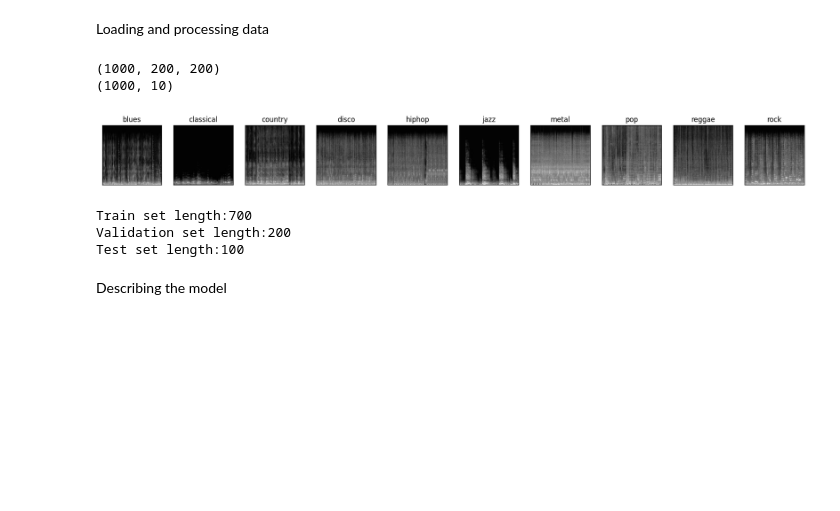
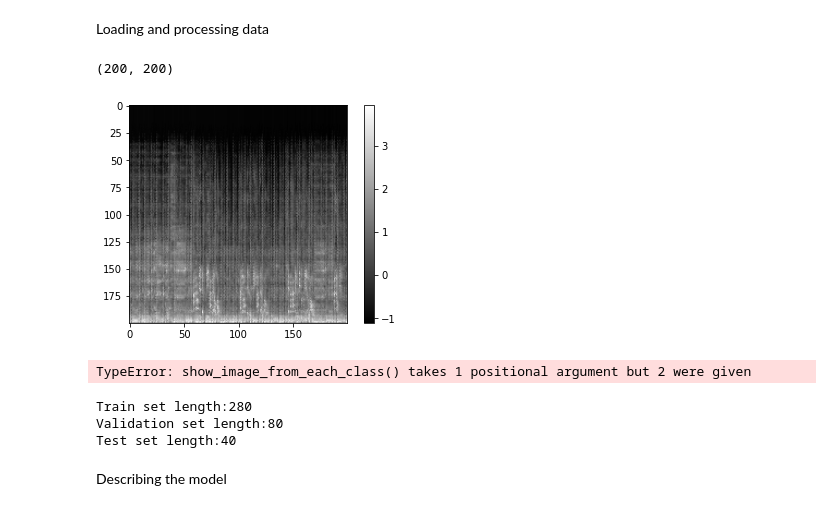
Before and after one commit to thdb-theo/AudioClassification, a Jupyter notebook: src/Model.ipynb, the cells around one changed output. Saved outputs shown, nothing was run; the diff lists cells and outputs as text; code cells hidden in the pictures; blank space fills up the shorter version.

```diff
--- a/src/Model.ipynb
+++ b/src/Model.ipynb
@@ -3,29 +3,39 @@ Loading and processing data
 # %%
 import numpy as np
 from matplotlib import pyplot as plt
 from help import show_image_from_each_class, label_to_genre
 import random
 import pandas as pd
+from sklearn import preprocessing
 
 images_original = np.load("../data/processed/images.npy")
 labels = np.load("../data/processed/labels.npy")
-print(images_original.shape)
-print(labels.shape)
+
+use_n_genres = 4
+images_original = images_original[:100 * use_n_genres]
+
+labels = labels[:100 * use_n_genres,:use_n_genres]
 input_shape = images_original.shape[1:]
+print(input_shape)
 
-plt.imshow(images_original[260], cmap="gray")
+
+scaler = preprocessing.StandardScaler()
+images = scaler.fit_transform(images_original.reshape(-1, images_original.shape[-1])).reshape(images_original.shape)
+
+plt.imshow(images[60], cmap="gray")
+plt.colorbar()
 plt.show()
 
 # Normalizing the dataset
-flattened_images = images_original.flatten()
-images = images_original - flattened_images.mean()
+# flattened_images = images_original.flatten()
+# images = images_original - flattened_images.mean()
 # %% [output]
-(1000, 200, 200)
-(1000, 10)
+(200, 200)
+[figure, added]
 # %%
-show_image_from_each_class(images)
+show_image_from_each_class(images, use_n_genres)
 # %% [output]
-[figure, removed]
+TypeError: show_image_from_each_class() takes 1 positional argument but 2 were given
 # %%
 from sklearn.model_selection import train_test_split
 
@@ -36,9 +46,9 @@ print("Train set length:" + str(len(x_train)))
 print("Validation set length:" + str(len(x_valid)))
 print("Test set length:" + str(len(x_test)))
 # %% [output]
-Train set length:700
-Validation set length:200
-Test set length:100
+Train set length:280
+Validation set length:80
+Test set length:40
 # %% [markdown]
 Describing the model
 # %%
```
Also changed, not shown: parts of 5 cells of this notebook, 2 other files.
